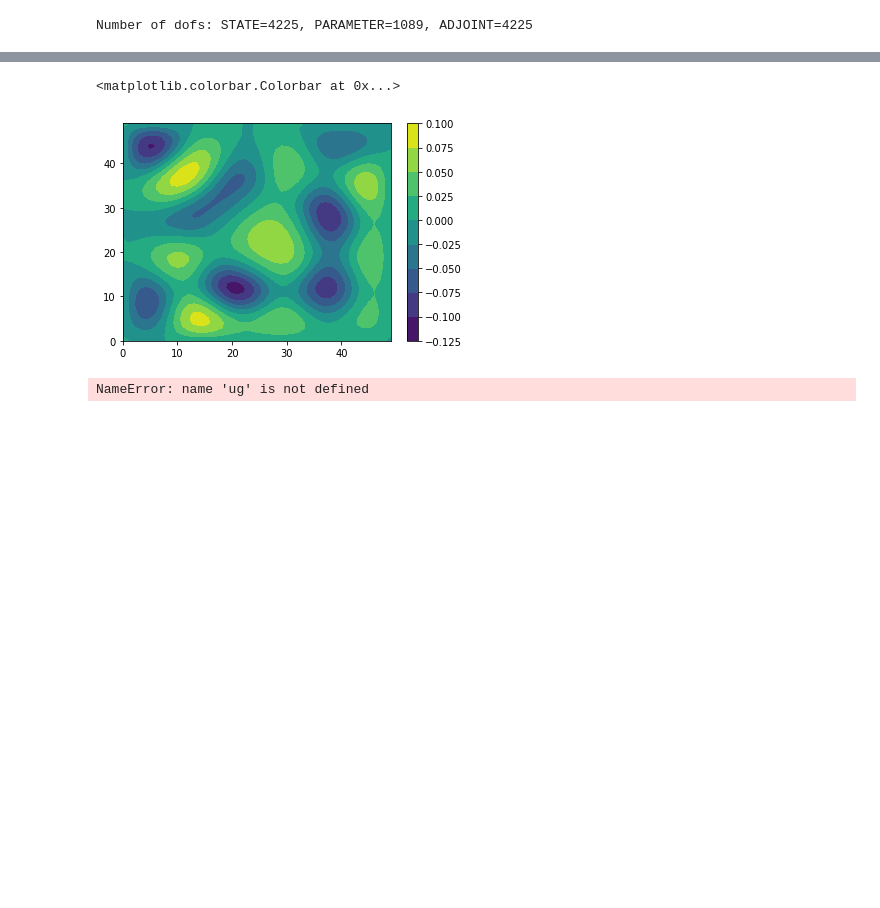
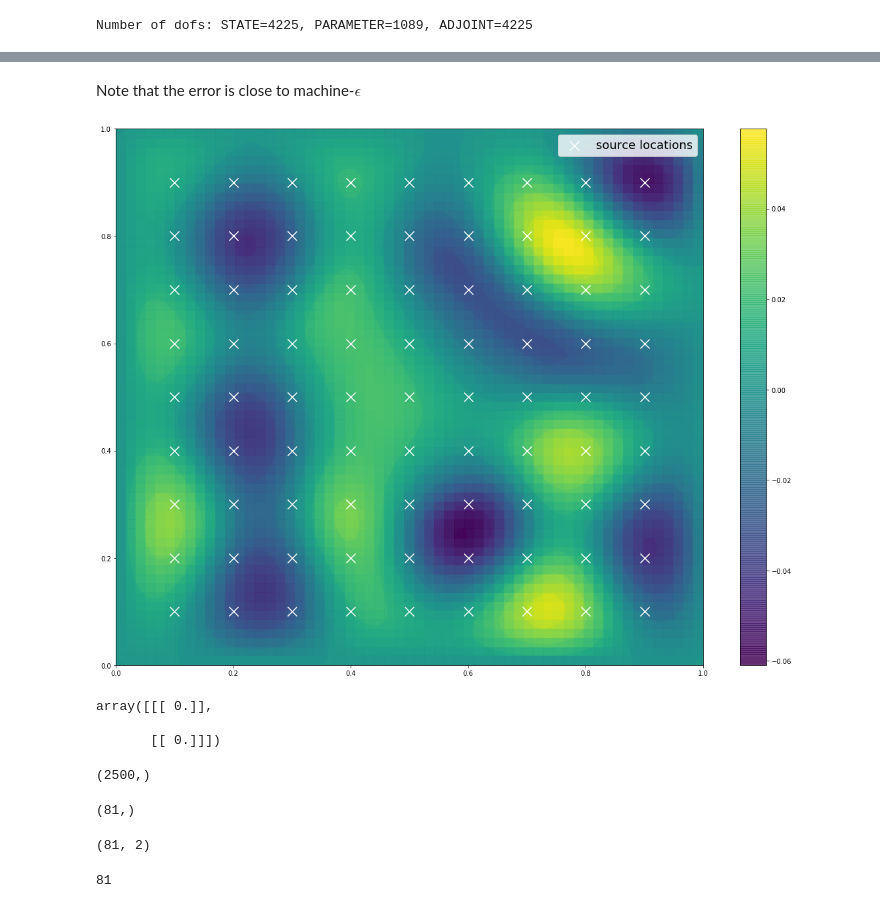
Before and after one commit to mpilosov/labs, a Jupyter notebook: Labs/HelmLinear.ipynb, the cells around one changed output, grey strips where cells are left out. Saved outputs shown, nothing was run; the diff lists cells and outputs as text; code cells hidden in the pictures; blank space fills up the shorter version.

```diff
--- a/Labs/HelmLinear.ipynb
+++ b/Labs/HelmLinear.ipynb
@@ -27,9 +27,9 @@ print( "Number of dofs: STATE={0}, PARAMETER={1}, ADJOINT={2}".format(
 # %% [output]
 Number of dofs: STATE=4225, PARAMETER=1089, ADJOINT=4225
 # %%
-def eval_on_grid(u):
-    x = np.linspace(0,1)
-    y = np.linspace(0,1)
+def eval_on_grid(u, n=10):
+    x = np.linspace(0,1,n)
+    y = np.linspace(0,1,n)
     X,Y = np.meshgrid(x,y)
     xx = X.flatten()
     yy = Y.flatten()
@@ -69,3 +72,3 @@ f = generate_f(flocs,weights)
 # %%
-u = solve_system(f)
+# u = solve_system(f)
 # %%
@@ -76,17 +81,45 @@ plt.colorbar()
 # %%
 ulist = [solve_system(generate_f([floc], [1])) for floc in flocs]
 # %%
-U = np.array([eval_on_grid(u) for u in ulist]).T
+n = 60
+U = np.array([eval_on_grid(u,n) for u in ulist]).T
 # %%
 u2 = U @ np.array(weights)
+# %% [markdown]
+Note that the error is close to machine-$\epsilon$
 # %%
-plt.contourf(u2.reshape(50,50))
-plt.colorbar()
+# plt.contourf((ug-u2).reshape(50,50))
+# plt.colorbar()
-# %% [output]
-<matplotlib.colorbar.Colorbar at 0x...>
-[figure, removed]
-# %%
-plt.contourf((ug-u2).reshape(50,50))
-plt.colorbar()
-# %% [output]
-NameError: name 'ug' is not defined
+# %%
+x = np.mgrid[0:1:60j, 0:1:60j]
+plt.figure(figsize=(20,15))
+plt.contourf(x[0,:],x[1,:],u2.reshape(n,n))
+plt.pcolor(x[0,:],x[1,:],u2.reshape(n,n), alpha=0.8)
+plt.colorbar()
+plt.scatter(flocs[:,0], flocs[:,1], marker='x', c='white', s=200, label='source locations')
+plt.legend(fontsize=18)
+plt.show()
+# %% [output]
+[figure, added]
+# %%
+x
+# %% [output]
+array([[[ 0.]],
+
+       [[ 0.]]])
+# %%
+u2.shape
+# %% [output]
+(2500,)
+# %%
+weights.shape
+# %% [output]
+(81,)
+# %%
+flocs.shape
+# %% [output]
+(81, 2)
+# %%
+len(ulist)
+# %% [output]
+81
```
Also changed, not shown: parts of 7 cells of this notebook, 3 other files.
